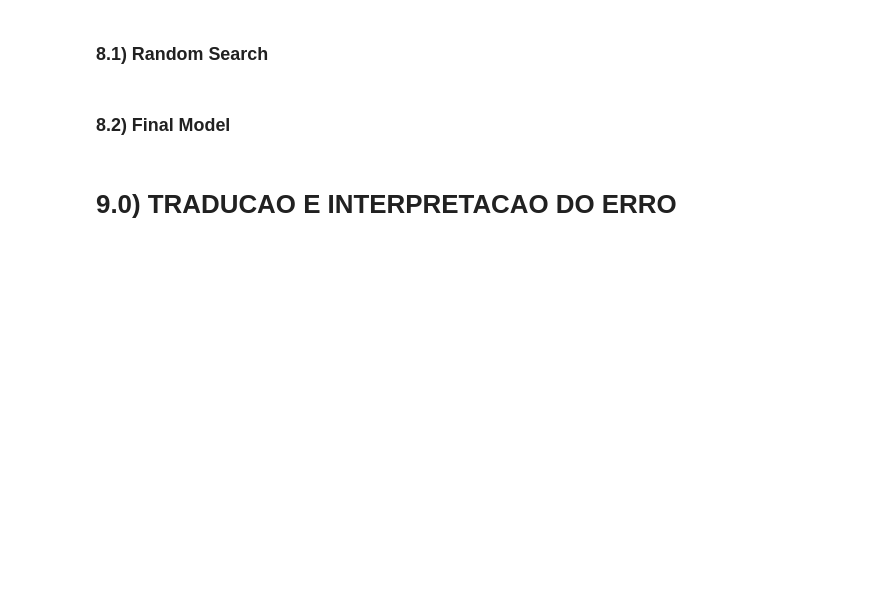
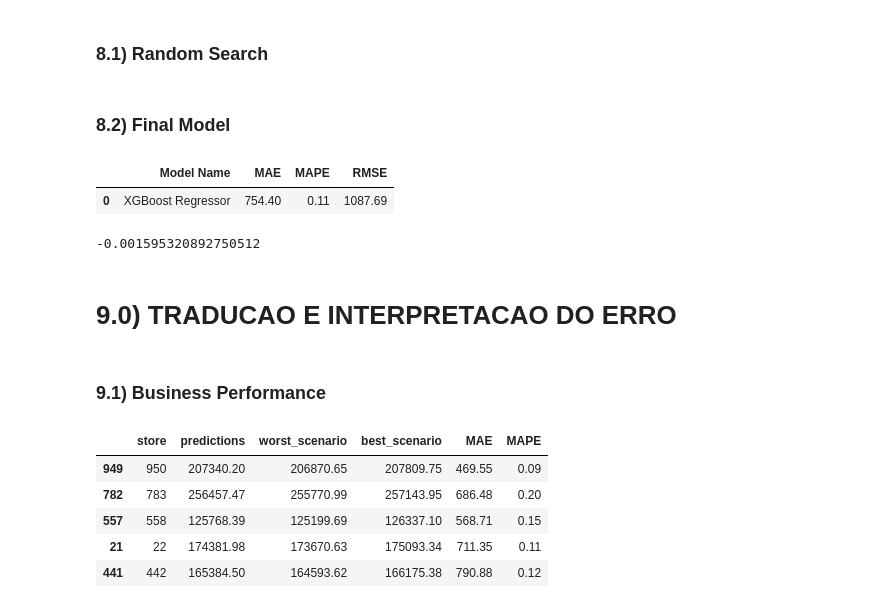
Before and after one commit to GustavoBarros11/rossmann_sales_forecast, a Jupyter notebook: ciclo1_notebook.ipynb, the cells around one changed output. Saved outputs shown, nothing was run; the diff lists cells and outputs as text; code cells hidden in the pictures; blank space fills up the shorter version.

```diff
--- a/ciclo1_notebook.ipynb
+++ b/ciclo1_notebook.ipynb
@@ -1016,19 +1034,22 @@ param_tuned = {
     'min_child_weight': 3
 }
 # %%
-# final model
-model_xgb_tuned = xgb.XGBRegressor(
+# model
+final_model_tuned = xgb.XGBRegressor(
     objective='reg:squarederror',
-    n_estimators=param_tuned['n_estimators'],
-    eta=param_tuned['eta'],
-    max_depth=param_tuned['max_depth'],
-    subsample=param_tuned['subsample'],
-    colsample_bytree=param_tuned['colsample_bytree'],
-    min_child_weight=param_tuned['min_child_weight']
+    n_estimators=tuned_params['n_estimators'],
+    eta=tuned_params['eta'],
+    max_depth=tuned_params['max_depth'],
+    subsample=tuned_params['subsample'],
+    colsample_bytree=tuned_params['colsample_bytree']
 ).fit(x_train, y_train)
 
 # prediction
-yhat_final = model_xgb_tuned.predict(x_test)
+yhat_xgb_tuned = final_model_tuned.predict( x_test )
 
-# results
-results_final = ml_error('XGBoost Regressor - Final', np.expm1(y_test), np.expm1(yhat_final))
+# performance
+final_result_tuned = ml_error( 'XGBoost Regressor', np.expm1( y_test ), np.expm1(yhat_xgb_tuned))
+final_result_tuned
+# %% [output]
+|  | Model Name | MAE | MAPE | RMSE |
+| 0 | XGBoost Regressor | 754.40 | 0.11 | 1087.69 |
@@ -1038,2 +1056,9 @@ results_final
+# %%
+# tendencia do modelo em supervalorizar (valor positivo) ou subvalorizar (valor negativo), em média,
+# o valor das previsões.
+mpe = mean_percentage_error( np.expm1( y_test ), np.expm1( yhat_xgb_tuned ) )
+mpe
+# %% [output]
+-0.001595320892750512
 # %% [markdown]
 # 9.0) TRADUCAO E INTERPRETACAO DO ERRO
@@ -1039,0 +1071,2 @@ results_final
+# %% [markdown]
+### 9.1) Business Performance
@@ -1039,0 +1086,9 @@ results_final
+# %%
+df9_1.sample(5)
+# %% [output]
+|  | store | predictions | worst_scenario | best_scenario | MAE | MAPE |
+| 949 | 950 | 207340.20 | 206870.65 | 207809.75 | 469.55 | 0.09 |
+| 782 | 783 | 256457.47 | 255770.99 | 257143.95 | 686.48 | 0.20 |
+| 557 | 558 | 125768.39 | 125199.69 | 126337.10 | 568.71 | 0.15 |
+| 21 | 22 | 174381.98 | 173670.63 | 175093.34 | 711.35 | 0.11 |
+| 441 | 442 | 165384.50 | 164593.62 | 166175.38 | 790.88 | 0.12 |
```
Also changed, not shown: parts of 43 cells of this notebook, 11 other files.
